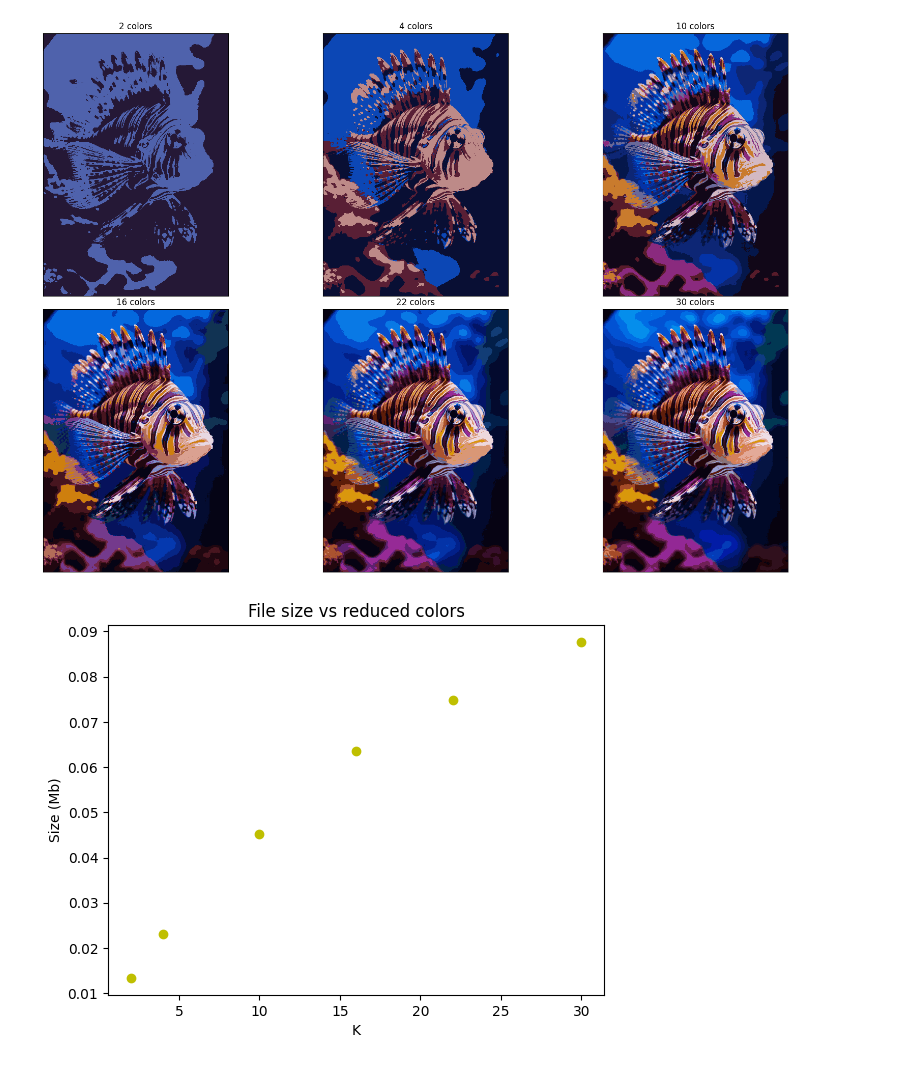
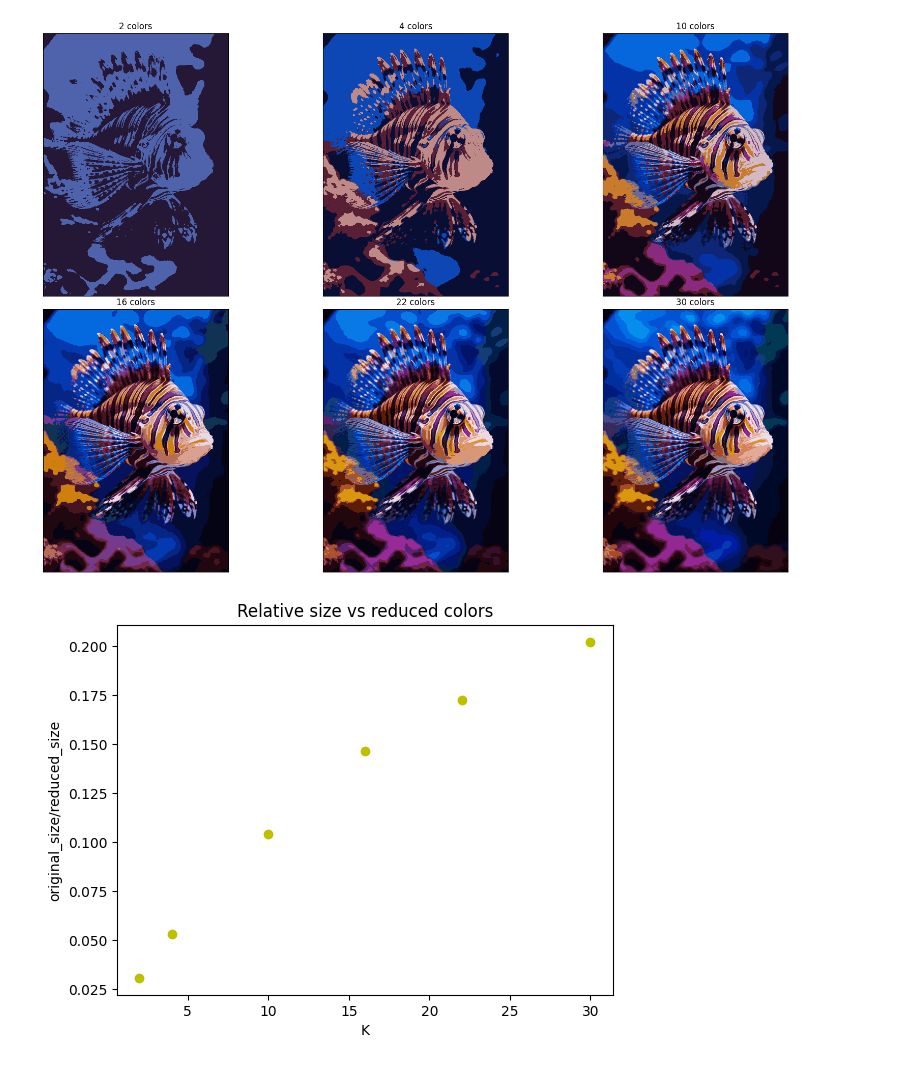
Before and after one commit to mauronigro85/image_compressor, a Jupyter notebook: image_compressor.ipynb, the cells around one changed output. Drawn from its saved outputs; the diff is of its cells as text; code cells hidden in the pictures.

```diff
--- a/image_compressor.ipynb
+++ b/image_compressor.ipynb
@@ -122,15 +122,18 @@ for i in range(len(number_clusters)):
 # %%
 #We save all the reduced images, compute the size in Mb and plot size against the number of colors
 list_size = []
 for i in range(len(number_clusters)):
     im = Image.fromarray((images_k[i] * 255).astype(np.uint8))
     file = "fish_reduced_%d_colors.png"%number_clusters[i]
     im.save(file)
     list_size.append(os.stat(file).st_size/1024**2)
 
-plt.scatter(number_clusters, list_size, marker = 'o', c = 'y')
-plt.title('File size vs reduced colors')
+original_size = os.stat('fish.png').st_size/1024**2
+relative_size = [x/original_size for x in list_size]
+
+plt.scatter(number_clusters, relative_size, marker = 'o', c = 'y')
+plt.title('Relative size vs reduced colors')
 plt.xlabel('K')
-plt.ylabel('Size (Mb)');
+plt.ylabel('original_size/reduced_size');
 # %% [output]
-[figure, old version]
+[figure, new version]
```
